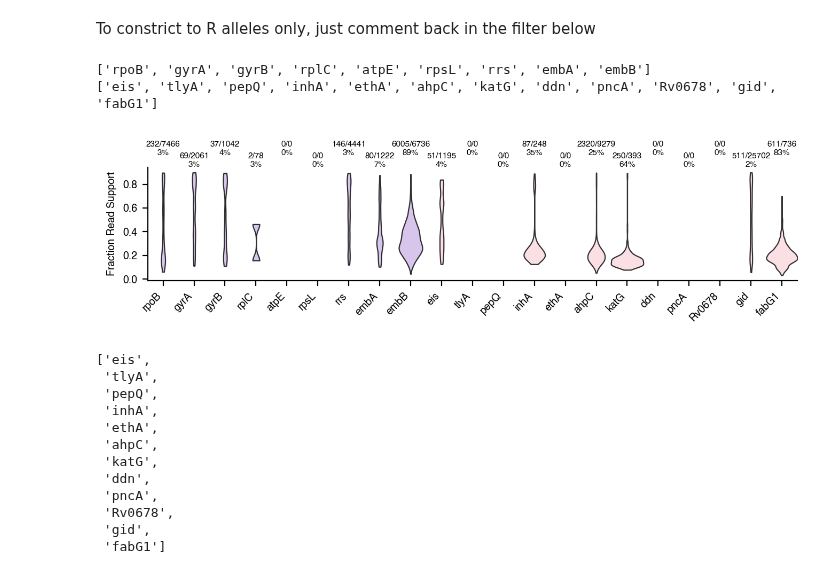
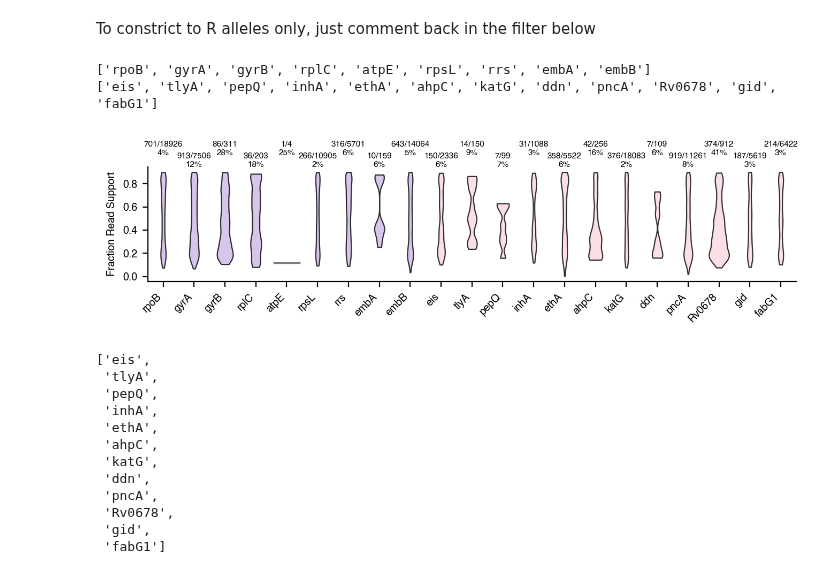
Before and after one commit to fowler-lab/cryptic-catalogues-2025, a Jupyter notebook: 03-scan-frs.ipynb, the cells around one changed output. Cells and saved outputs as stored; diff of their text form; code cells hidden in the pictures.

```diff
--- a/03-scan-frs.ipynb
+++ b/03-scan-frs.ipynb
@@ -49,7 +49,7 @@ with open('data/drug_to_genes.json', 'r') as f:
 run_long_processes = False
 
 # number of cores
-n_cores = 8
+n_cores = 9
 # %%
 #read in optimal catalogues determined in 02-gred-search.ipynb
 opt_cats = pd.read_csv('results/grid_search/opt_cats_MTBC-CRyPTICv1.1.1-2025.8.csv')
@@ -132,19 +132,19 @@ def process_drug_frs(args):
 
     # Build a catalogue for specified drug at specified FRS
     catfile = f"./catalogues/MTBC-CRyPTICv1.1.1-2025.8/frs/{drug.lower()}/bg_{background}_p_{p}_FRS_{np.round(build_FRS,1)}.csv"
-    catalogue = BinaryBuilder(samples=phenotypes, mutations=mutations, frs=build_FRS, seed=drug_genes[drug]['phylogenetic']).build(
-        test='Binomial', background=background, strict_unlock=True, p=p
-    )
+    #catalogue = BinaryBuilder(samples=phenotypes, mutations=mutations, frs=build_FRS, seed=drug_genes[drug]['phylogenetic']).build(
+     #   test='Binomial', background=background, strict_unlock=True, p=p
+    #)
     print(f'{drug}-{background}-{p}-{np.round(build_FRS, 1)}')
-    catalogue.to_piezo(
-        genbank_ref='NC00962.3',
-        catalogue_name=f'{drug}-{background}-{p}-{np.round(build_FRS, 1)}',
-        version='0.0',
-        drug=drug,
-        wildcards=f"./data/wildcards/{drug.lower()}_wildcards.json",
-        json_dumps=True,
-        outfile=catfile
-    )
+    #catalogue.to_piezo(
+    #    genbank_ref='NC00962.3',
+    #    catalogue_name=f'{drug}-{background}-{p}-{np.round(build_FRS, 1)}',
+    #    version='0.0',
+    #    drug=drug,
+    #    wildcards=f"./data/wildcards/{drug.lower()}_wildcards.json",
+    #    json_dumps=True,
+    #    outfile=catfile
+    #)
 
     sens_results[build_FRS], spec_results[build_FRS], cov_results[build_FRS] = {}, {}, {}
     sens2_results[build_FRS], spec2_results[build_FRS] = {}, {}
@@ -160,7 +160,7 @@ def process_drug_frs(args):
             how='left'
         )
         print (drug, build_FRS, test_FRS)
-        cm, cov, sens, ppv, spec, sens2, spec2 = functions.piezo_predict(iso_df=all_data, drug=drug, catalogue_file=catfile)
+        cm, cov, sens, spec, ppv, sens2, spec2 = functions.piezo_predict(iso_df=all_data, drug=drug, catalogue_file=catfile)
 
         TP = cm[0, 0]
         FN = cm[0, 1]
@@ -211,7 +211,7 @@ def convert_to_dataframe(matrix, metric):
 For clarity have just run for amikacin here - remove drug filter for opt_cats to run for all drugs (will take a few hours).
 # %%
 #remve to run for all drugs
-opt_cats = opt_cats[opt_cats.DRUG=='MXF']
+#opt_cats = opt_cats[opt_cats.DRUG=='MXF']
 
 # Parallel execution
 if run_long_processes:
@@ -595,35 +680,35 @@ To constrict to R alleles only, just comment back in the filter below
 # %%
 essential = {'essential':["rpoB", "gyrA", "gyrB", "rplC", "atpE",  "rpsL", 'rrs', "embA", "embB",], 'non_essential':["eis", "tlyA", "pepQ", "inhA", "ethA", "ahpC", "katG", "ddn", "pncA", "Rv0678", "gid", "fabG1"]}
 
 combined_data = []
 
 for cat, genes in essential.items():
     mutations = functions.prep_mutations(
         'data/mutations-v3.4.0/',
         genes,
         version='v3.4.0',
         mut_path=cryptic_tables_path + 'MUTATIONS.parquet',
         var_path=cryptic_tables_path + 'VARIANTS.parquet',
         train=True
     )
     catalogue = pd.read_csv('catalogues/MTBC-CRyPTICv1.1.1-2025.8.csv')
-    mutations = mutations[mutations.MUTATION.isin(catalogue[catalogue.PREDICTION=='S'].MUTATION.values)]
+    mutations = mutations[mutations.MUTATION.isin(catalogue[catalogue.PREDICTION=='R'].MUTATION.values)]
     mutations = mutations[~mutations.MUTATION.isin(phylogenetics.MUTATION.values)]
 
     print (genes)
 
     mutations['GENE'] = mutations['MUTATION'].str.split('@').str[0]
     mutations = mutations[mutations.GENE.isin(genes)]
     mutations['Category'] = "Essential" if cat == 'essential' else "Non-Essential"
     combined_data.append(mutations[['GENE', 'FRS', 'Category']])
 
 all_mutations = pd.concat(combined_data)
 
 graphs.frs_gene_violins(all_mutations)
 # %% [output]
 ['rpoB', 'gyrA', 'gyrB', 'rplC', 'atpE', 'rpsL', 'rrs', 'embA', 'embB']
 ['eis', 'tlyA', 'pepQ', 'inhA', 'ethA', 'ahpC', 'katG', 'ddn', 'pncA', 'Rv0678', 'gid', 'fabG1']
-[figure, old version]
+[figure, new version]
 # %%
 genes
 # %% [output]
```
Also changed, not shown: parts of 7 cells of this notebook, 4 other files.
